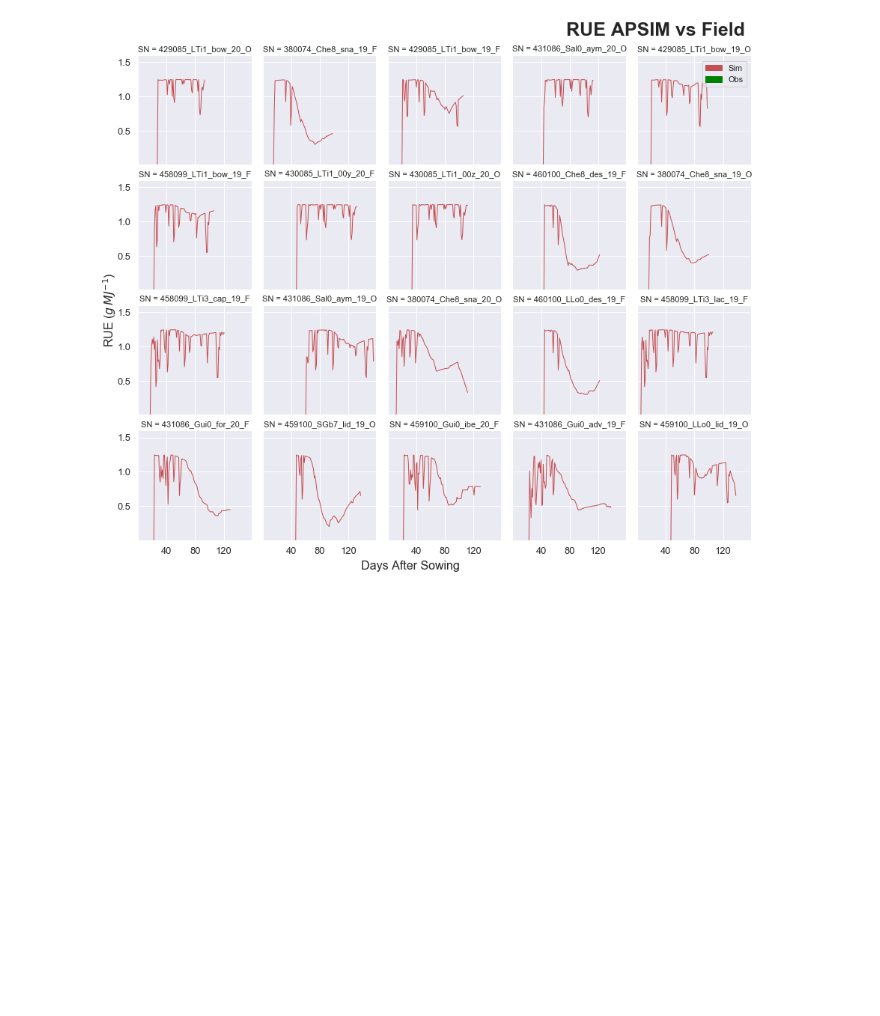
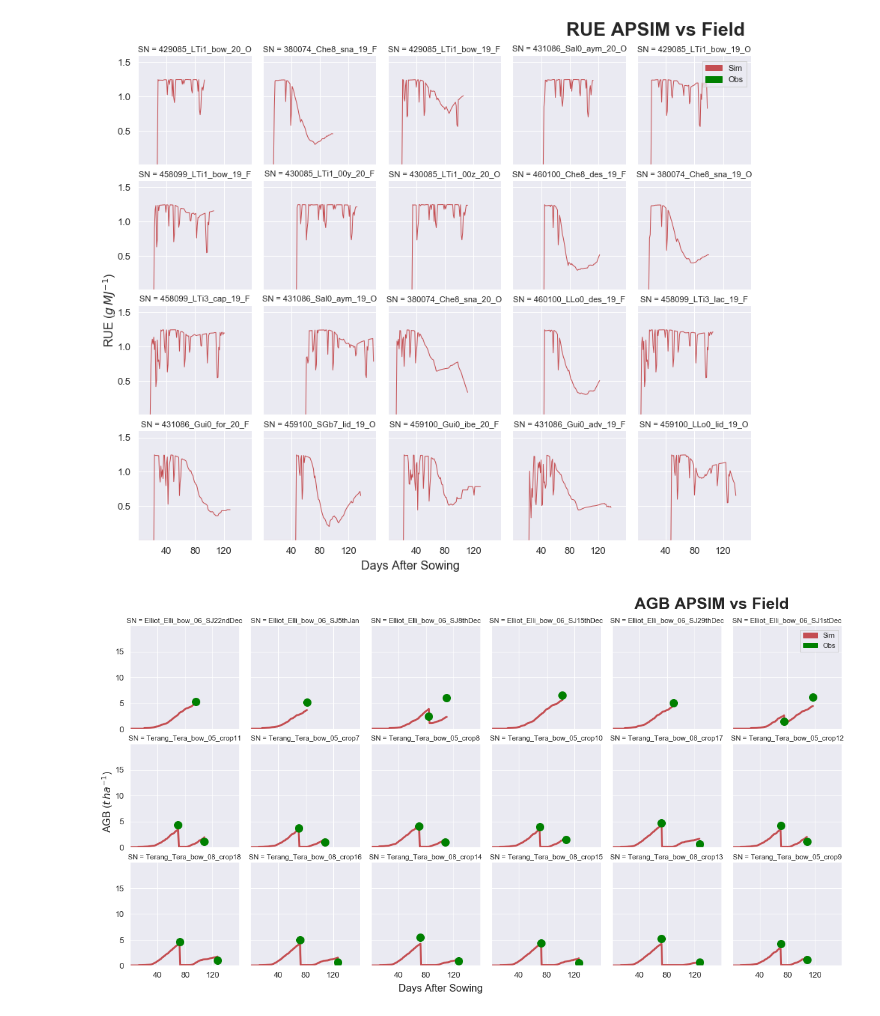
Before and after one commit to JJguri/RemoteSensingCropModels, a Jupyter notebook: APSIMvsObs.ipynb, the cells around one changed output. Cells and saved outputs as stored; diff of their text form; code cells hidden in the pictures; blank space fills up the shorter version.

```diff
--- a/APSIMvsObs.ipynb
+++ b/APSIMvsObs.ipynb
@@ -605,6 +707,42 @@ g.fig.subplots_adjust(wspace=0.1, hspace=.15)
 #plt.savefig(r'C:\Users\jjojeda\Google Drive\COALAR\Sorgo\Python\s2.png', dpi=300,bbox_inches='tight')
 # %% [output]
 [figure]
+# %%
+sns.set(font_scale=1)
+g = sns.FacetGrid(df_finalAus, col="SN", col_wrap=6, height=2.8, ylim=(0, 15))
+
+g.map(plt.plot, "Das", "AGB_Pre", linestyle="-",linewidth=3,color='r')
+ax = g.map(plt.errorbar, "Das", "AGB_Obs", fmt ='o',marker='',zorder=1,color='green',linewidth=0.8)
+g.map(plt.plot, "Das", "AGB_Obs", linestyle="",linewidth=3,color='green',marker='o',markersize=12)
+
+import matplotlib.patches as mpatches
+red_patch = mpatches.Patch(color='r', label='Sim')
+blue_patch = mpatches.Patch(color='green', label='Obs')
+plt.legend(handles=[red_patch, blue_patch], bbox_to_anchor=(1, 3.3), fancybox=False, shadow=False)
+
+# Iterate thorugh each axis
+for ax in g.axes.flat:
+    ax.set_title(ax.get_title(),fontsize=11)
+    ax.set_ylabel('', fontsize='medium')
+    ax.set_xlabel('', fontsize='medium')
+    ax.yaxis.set_tick_params(labelsize=13)
+    ax.xaxis.set_tick_params(labelsize=13)
+    ax.xaxis.set_major_locator(ticker.MultipleLocator(40))
+    ax.yaxis.set_major_locator(ticker.MultipleLocator(5))
+    ax.xaxis.set_major_formatter(ticker.ScalarFormatter())
+    ax.yaxis.set_major_formatter(ticker.ScalarFormatter())
+    ax.set_xlim([0.01,159])
+    ax.set_ylim([0,19.9])
+
+g.fig.text(0.01, 0.43,'AGB ($t\,ha^{-1}$)', fontsize=16, rotation=90)
+g.fig.text(0.395, 0.01,'Days After Sowing', fontsize=16)
+g.fig.text(0.7, 1,'AGB APSIM vs Field', fontsize=25, fontweight="bold")
+
+g.fig.subplots_adjust(wspace=0.1, hspace=.15)
+
+#plt.savefig(r'C:\Users\jjojeda\Google Drive\COALAR\Sorgo\papers\Paper 1\Figures\agbAus.png', dpi=300,bbox_inches='tight')
+# %% [output]
+[figure, added]
 # %%
 #Calculate statistics
 summ_min = df_final.groupby(['climate', 'soil', 'cultivar', 'harvest', 'prevcrop'], as_index=False)['tmin'].mean().round(decimals=1)
```
Also changed, not shown: parts of 14 cells of this notebook, 1 other file.
